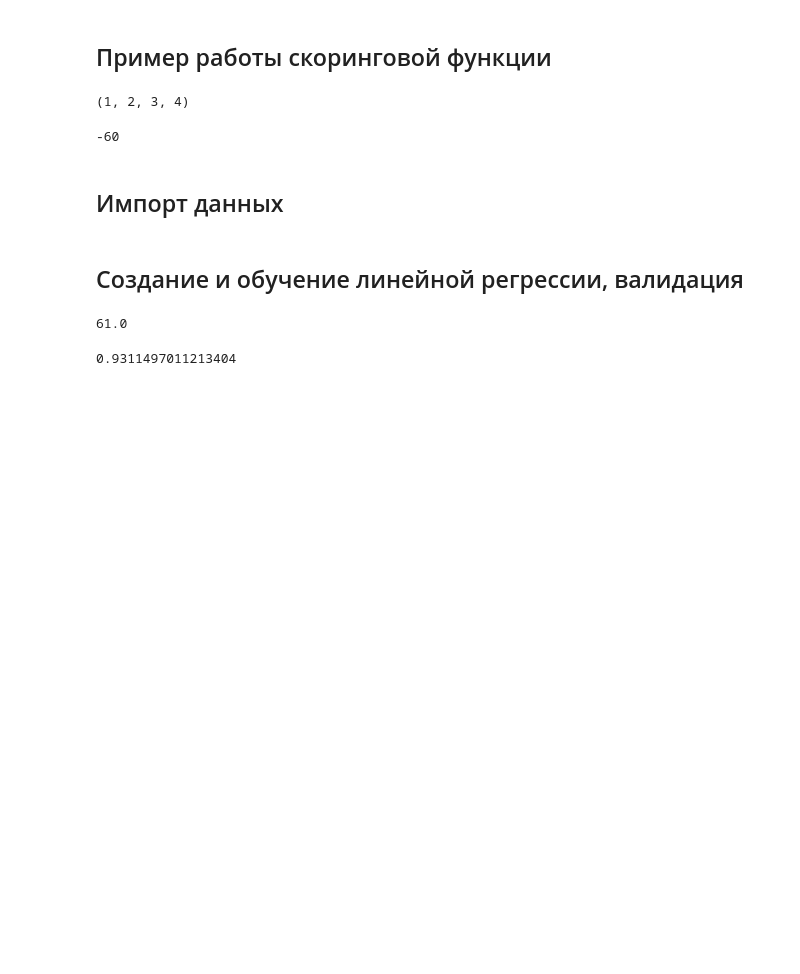
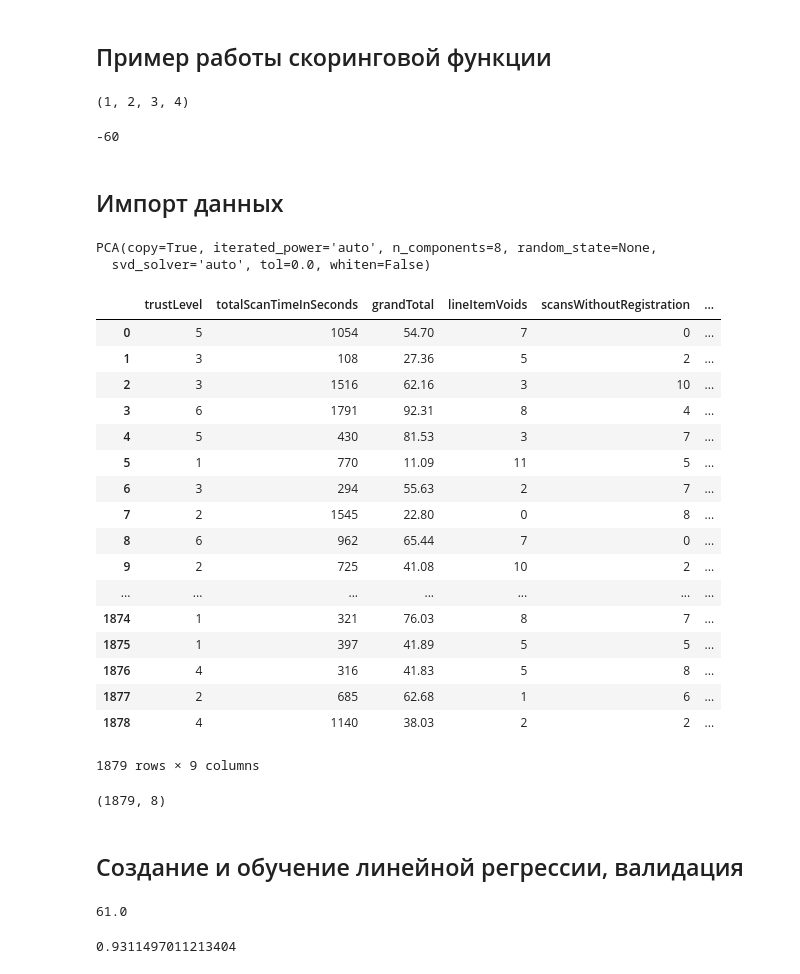
Before and after one commit to Perevalov/dmc2019, a Jupyter notebook: notebooks/sana_baseline.ipynb, the cells around one changed output. Saved outputs shown, nothing was run; the diff lists cells and outputs as text; code cells hidden in the pictures; blank space fills up the shorter version.

```diff
--- a/notebooks/sana_baseline.ipynb
+++ b/notebooks/sana_baseline.ipynb
@@ -43,7 +44,36 @@ X['quantityModsPerPosition'] = X['quantityModifications']/X['totalScanned']
 from sklearn.decomposition import PCA,TruncatedSVD,FactorAnalysis
 
 pca = PCA(n_components=8)
-pca_ = pca.fit_transform(data.drop(["fraud"],axis=1))
+pca.fit(data.drop(["fraud"],axis=1).append(test, ignore_index = True))
+# %% [output]
+PCA(copy=True, iterated_power='auto', n_components=8, random_state=None,
+  svd_solver='auto', tol=0.0, whiten=False)
+# %%
+data.drop(["fraud"],axis=1)
+# %% [output]
+|  | trustLevel | totalScanTimeInSeconds | grandTotal | lineItemVoids | scansWithoutRegistration | ... |
+| 0 | 5 | 1054 | 54.70 | 7 | 0 | ... |
+| 1 | 3 | 108 | 27.36 | 5 | 2 | ... |
+| 2 | 3 | 1516 | 62.16 | 3 | 10 | ... |
+| 3 | 6 | 1791 | 92.31 | 8 | 4 | ... |
+| 4 | 5 | 430 | 81.53 | 3 | 7 | ... |
+| 5 | 1 | 770 | 11.09 | 11 | 5 | ... |
+| 6 | 3 | 294 | 55.63 | 2 | 7 | ... |
+| 7 | 2 | 1545 | 22.80 | 0 | 8 | ... |
+| 8 | 6 | 962 | 65.44 | 7 | 0 | ... |
+| 9 | 2 | 725 | 41.08 | 10 | 2 | ... |
+| ... | ... | ... | ... | ... | ... | ... |
+| 1874 | 1 | 321 | 76.03 | 8 | 7 | ... |
+| 1875 | 1 | 397 | 41.89 | 5 | 5 | ... |
+| 1876 | 4 | 316 | 41.83 | 5 | 8 | ... |
+| 1877 | 2 | 685 | 62.68 | 1 | 6 | ... |
+| 1878 | 4 | 1140 | 38.03 | 2 | 2 | ... |
+1879 rows × 9 columns
+# %%
+pca_ = pca.transform(data.drop(["fraud"],axis=1))
+pca_.shape
+# %% [output]
+(1879, 8)
 # %%
 X = np.array(X)
 X = np.concatenate((X,pca_),axis=1)
```
Also changed, not shown: parts of 1 cell of this notebook.
